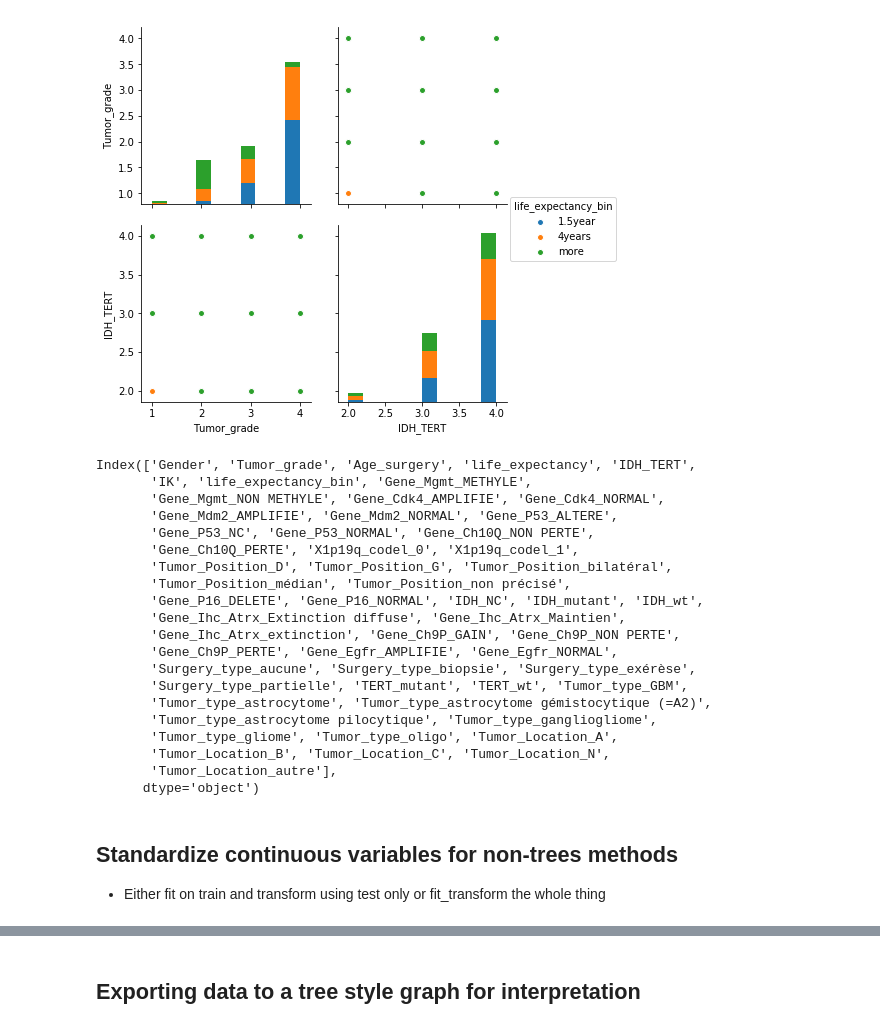
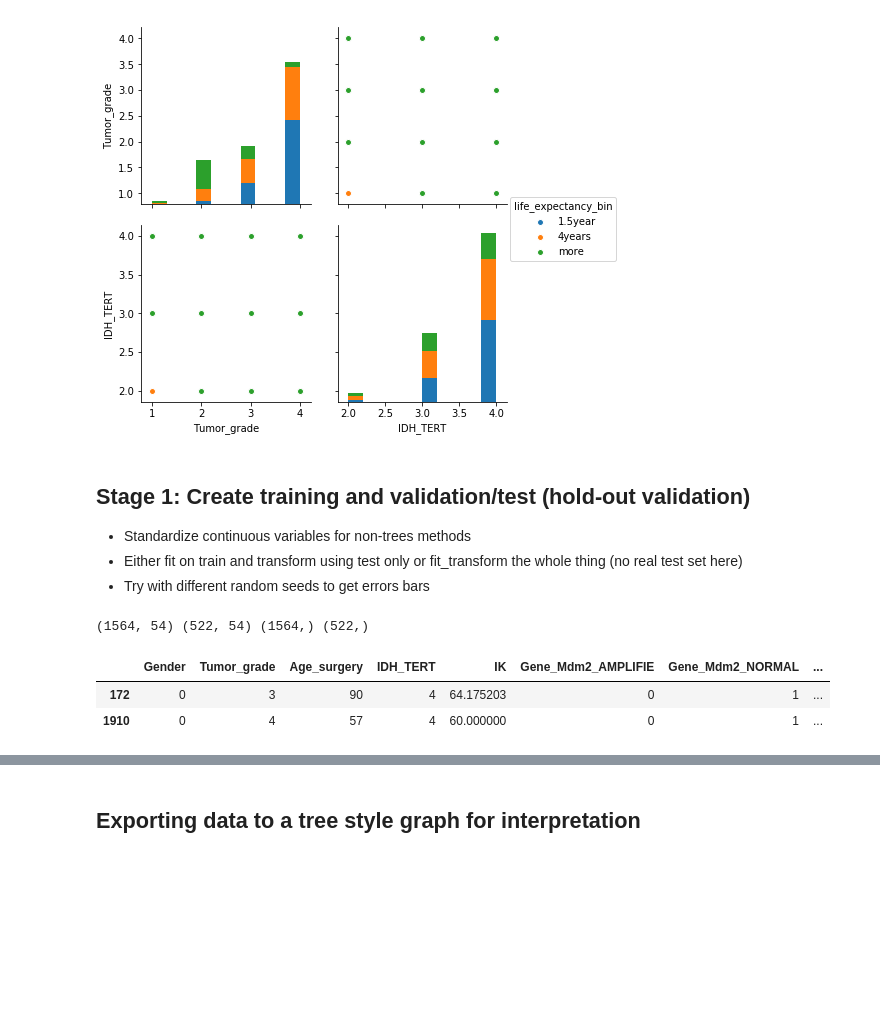
Before and after one commit to patricieni/ICM, a Jupyter notebook: code/notebooks/Modelling.ipynb, the cells around one changed output, grey strips where cells are left out. Cells and saved outputs as stored; diff of their text form; code cells hidden in the pictures; blank space fills up the shorter version.

```diff
--- a/code/notebooks/Modelling.ipynb
+++ b/code/notebooks/Modelling.ipynb
@@ -195,29 +182,8 @@ plt.hist(df_amelia.life_expectancy)
 g = sns.pairplot(data=df,vars=['Tumor_grade','IDH_TERT'],hue='life_expectancy_bin',size=3)
 # %% [output]
 [figure]
-# %%
-df.columns
-# %% [output]
-Index(['Gender', 'Tumor_grade', 'Age_surgery', 'life_expectancy', 'IDH_TERT',
-       'IK', 'life_expectancy_bin', 'Gene_Mgmt_METHYLE',
-       'Gene_Mgmt_NON METHYLE', 'Gene_Cdk4_AMPLIFIE', 'Gene_Cdk4_NORMAL',
-       'Gene_Mdm2_AMPLIFIE', 'Gene_Mdm2_NORMAL', 'Gene_P53_ALTERE',
-       'Gene_P53_NC', 'Gene_P53_NORMAL', 'Gene_Ch10Q_NON PERTE',
-       'Gene_Ch10Q_PERTE', 'X1p19q_codel_0', 'X1p19q_codel_1',
-       'Tumor_Position_D', 'Tumor_Position_G', 'Tumor_Position_bilatéral',
-       'Tumor_Position_médian', 'Tumor_Position_non précisé',
-       'Gene_P16_DELETE', 'Gene_P16_NORMAL', 'IDH_NC', 'IDH_mutant', 'IDH_wt',
-       'Gene_Ihc_Atrx_Extinction diffuse', 'Gene_Ihc_Atrx_Maintien',
-       'Gene_Ihc_Atrx_extinction', 'Gene_Ch9P_GAIN', 'Gene_Ch9P_NON PERTE',
-       'Gene_Ch9P_PERTE', 'Gene_Egfr_AMPLIFIE', 'Gene_Egfr_NORMAL',
-       'Surgery_type_aucune', 'Surgery_type_biopsie', 'Surgery_type_exérèse',
-       'Surgery_type_partielle', 'TERT_mutant', 'TERT_wt', 'Tumor_type_GBM',
-       'Tumor_type_astrocytome', 'Tumor_type_astrocytome gémistocytique (=A2)',
-       'Tumor_type_astrocytome pilocytique', 'Tumor_type_gangliogliome',
-       'Tumor_type_gliome', 'Tumor_type_oligo', 'Tumor_Location_A',
-       'Tumor_Location_B', 'Tumor_Location_C', 'Tumor_Location_N',
-       'Tumor_Location_autre'],
-      dtype='object')
 # %% [markdown]
-## Standardize continuous variables for non-trees methods
-* Either fit on train and transform using test only or fit_transform the whole thing
+## Stage 1: Create training and validation/test (hold-out validation)
+* Standardize continuous variables for non-trees methods
+* Either fit on train and transform using test only or fit_transform the whole thing (no real test set here)
+* Try with different random seeds to get errors bars
@@ -224,3 +194,14 @@ Index(['Gender', 'Tumor_grade', 'Age_surgery', 'life_expectancy', 'IDH_TERT',
+# %%
+random_states = [1332, 1, 5 ,8, 100, 78]
+X_train, X_test, Y_train, Y_test = train_test_split(X,Y, test_size=0.25, random_state=random_states[0])
+
+print(X_train.shape, X_test.shape, Y_train.shape, Y_test.shape)
+X_train.head(2)
+# %% [output]
+(1564, 54) (522, 54) (1564,) (522,)
+|  | Gender | Tumor_grade | Age_surgery | IDH_TERT | IK | Gene_Mdm2_AMPLIFIE | Gene_Mdm2_NORMAL | ... |
+| 172 | 0 | 3 | 90 | 4 | 64.175203 | 0 | 1 | ... |
+| 1910 | 0 | 4 | 57 | 4 | 60.000000 | 0 | 1 | ... |
 # %%
 #continuous_cols = ['Tumor_grade','IDH_TERT','IK','Age_surgery']
 #sc = StandardScaler()
```
Also changed, not shown: parts of 48 cells of this notebook.
